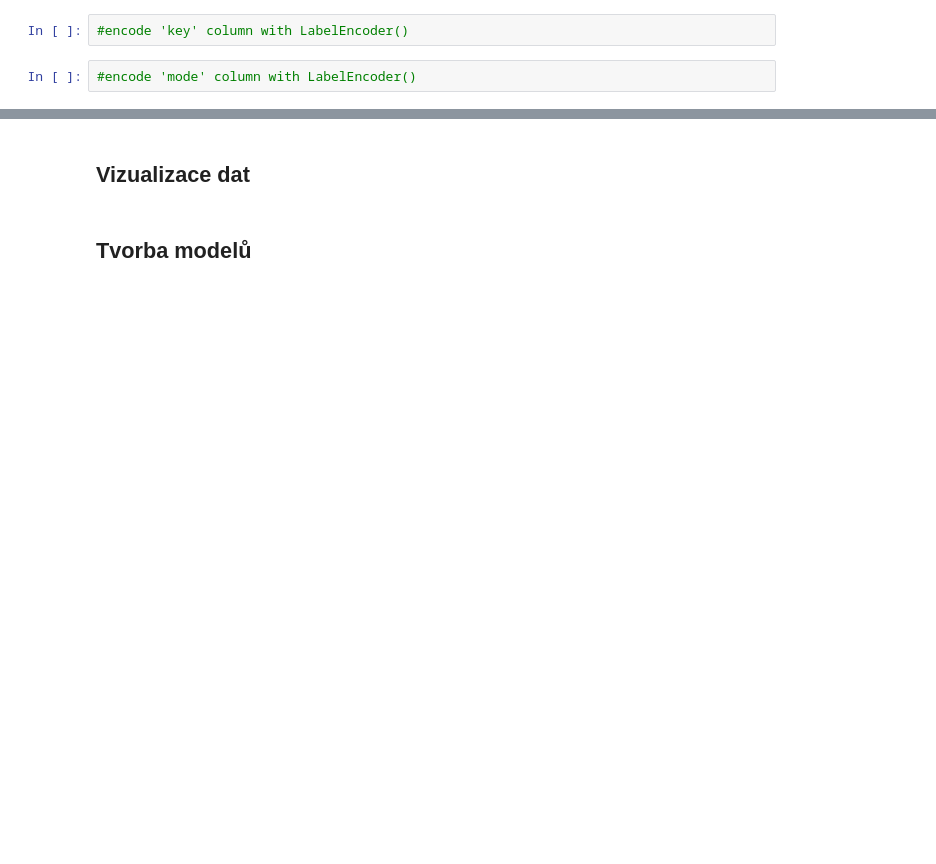
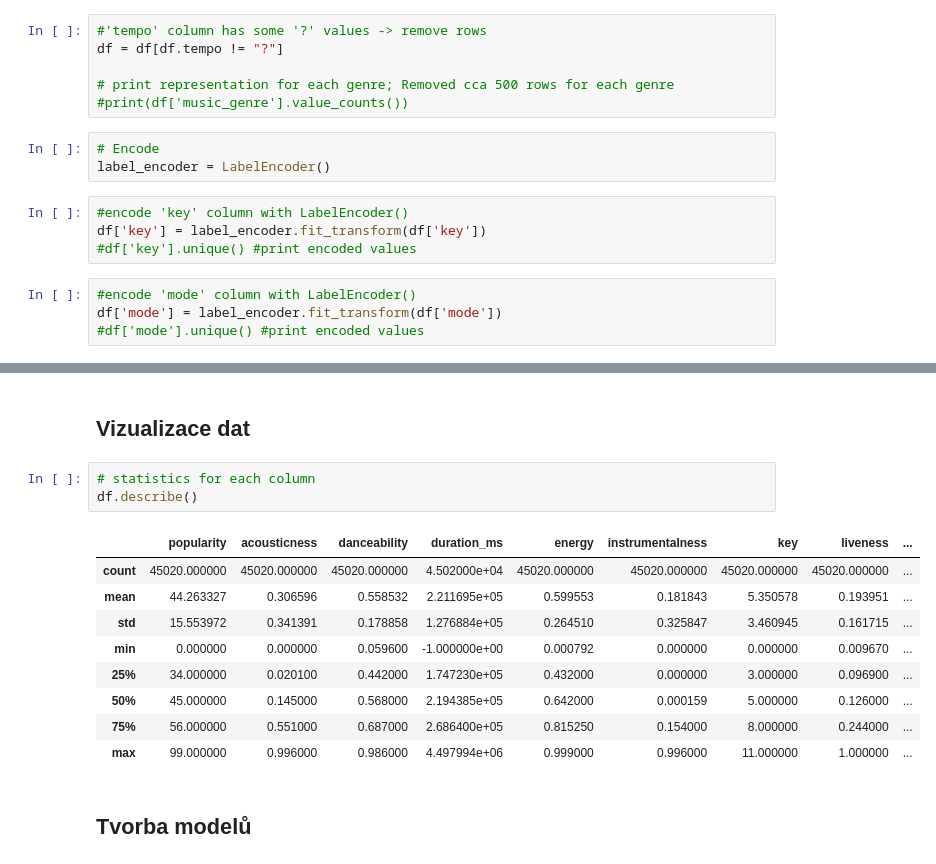
Before and after one commit to albertmirek/4iz566-py-music, a Jupyter notebook: main.ipynb, the cells around one changed output, grey strips where cells are left out. Saved outputs shown, nothing was run; the diff lists cells and outputs as text; blank space fills up the shorter version.

```diff
--- a/main.ipynb
+++ b/main.ipynb
@@ -175,4 +172,17 @@ Name: time_signature, dtype: int64
+# %%
+#'tempo' column has some '?' values -> remove rows
+df = df[df.tempo != "?"]
+
+# print representation for each genre; Removed cca 500 rows for each genre
+#print(df['music_genre'].value_counts())
+# %%
+# Encode
+label_encoder = LabelEncoder()
 # %%
 #encode 'key' column with LabelEncoder()
+df['key'] = label_encoder.fit_transform(df['key'])
+#df['key'].unique() #print encoded values
 # %%
 #encode 'mode' column with LabelEncoder()
+df['mode'] = label_encoder.fit_transform(df['mode'])
+#df['mode'].unique() #print encoded values
@@ -181,4 +214,17 @@ Name: time_signature, dtype: int64
 # %% [markdown]
 ## Vizualizace dat
+# %%
+# statistics for each column
+df.describe()
+# %% [output]
+|  | popularity | acousticness | danceability | duration_ms | energy | instrumentalness | key | liveness | ... |
+| count | 45020.000000 | 45020.000000 | 45020.000000 | 4.502000e+04 | 45020.000000 | 45020.000000 | 45020.000000 | 45020.000000 | ... |
+| mean | 44.263327 | 0.306596 | 0.558532 | 2.211695e+05 | 0.599553 | 0.181843 | 5.350578 | 0.193951 | ... |
+| std | 15.553972 | 0.341391 | 0.178858 | 1.276884e+05 | 0.264510 | 0.325847 | 3.460945 | 0.161715 | ... |
+| min | 0.000000 | 0.000000 | 0.059600 | -1.000000e+00 | 0.000792 | 0.000000 | 0.000000 | 0.009670 | ... |
+| 25% | 34.000000 | 0.020100 | 0.442000 | 1.747230e+05 | 0.432000 | 0.000000 | 3.000000 | 0.096900 | ... |
+| 50% | 45.000000 | 0.145000 | 0.568000 | 2.194385e+05 | 0.642000 | 0.000159 | 5.000000 | 0.126000 | ... |
+| 75% | 56.000000 | 0.551000 | 0.687000 | 2.686400e+05 | 0.815250 | 0.154000 | 8.000000 | 0.244000 | ... |
+| max | 99.000000 | 0.996000 | 0.986000 | 4.497994e+06 | 0.999000 | 0.996000 | 11.000000 | 1.000000 | ... |
 # %% [markdown]
 ## Tvorba modelů
```
Also changed, not shown: parts of 13 cells of this notebook.
